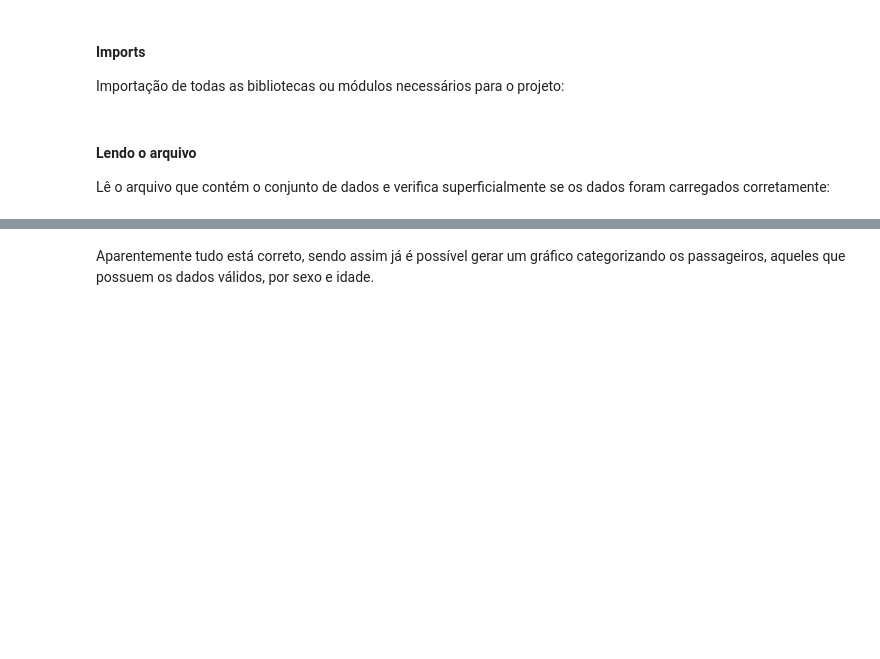
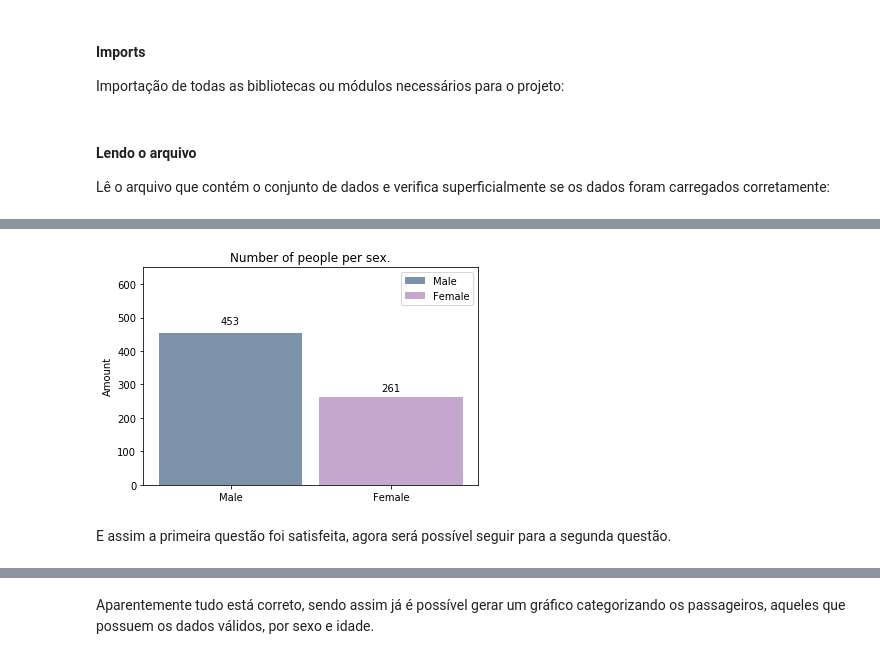
Before and after one commit to Manyizi101/udacity-data-analyst-nanodegree-1, a Jupyter notebook: project2/udacity-project2-titanic-data.ipynb, the cells around one changed output, grey strips where cells are left out. Saved outputs shown, nothing was run; the diff lists cells and outputs as text; code cells hidden in the pictures; blank space fills up the shorter version.

```diff
--- a/project2/udacity-project2-titanic-data.ipynb
+++ b/project2/udacity-project2-titanic-data.ipynb
@@ -325,0 +194,35 @@ old_women.head()
+# %%
+ind = numpy.arange(1)
+width = 0.35
+
+fig, ax = plt.subplots()
+rects1 = ax.bar(ind, len(males_age_normalized), width, color='#7b92aa')
+
+rects2 = ax.bar(ind + width + 0.04, len(females_age_normalized), width, color='#c5a7ce')
+
+ax.set_ylabel('Amount')
+ax.set_title('Number of people per sex.')
+plt.xticks((ind, ind + width + 0.04), ('Male', 'Female'))
+#ax.set_xticklabels()
+ax.set_ylim([0, 650])
+
+ax.legend((rects1[0], rects2[0]), ('Male', 'Female'))
+
+def autolabel(rects):
+    """
+    Attach a text label above each bar displaying its height
+    """
+    for rect in rects:
+        height = rect.get_height()
+        ax.text(rect.get_x() + rect.get_width()/2., 1.05*height,
+                '%d' % int(height),
+                ha='center', va='bottom')
+
+autolabel(rects1)
+autolabel(rects2)
+
+plt.show()
+# %% [output]
+[figure, added]
+# %% [markdown]
+E assim a primeira questão foi satisfeita, agora será possível seguir para a segunda questão.
```
Also changed, not shown: parts of 62 cells of this notebook.
